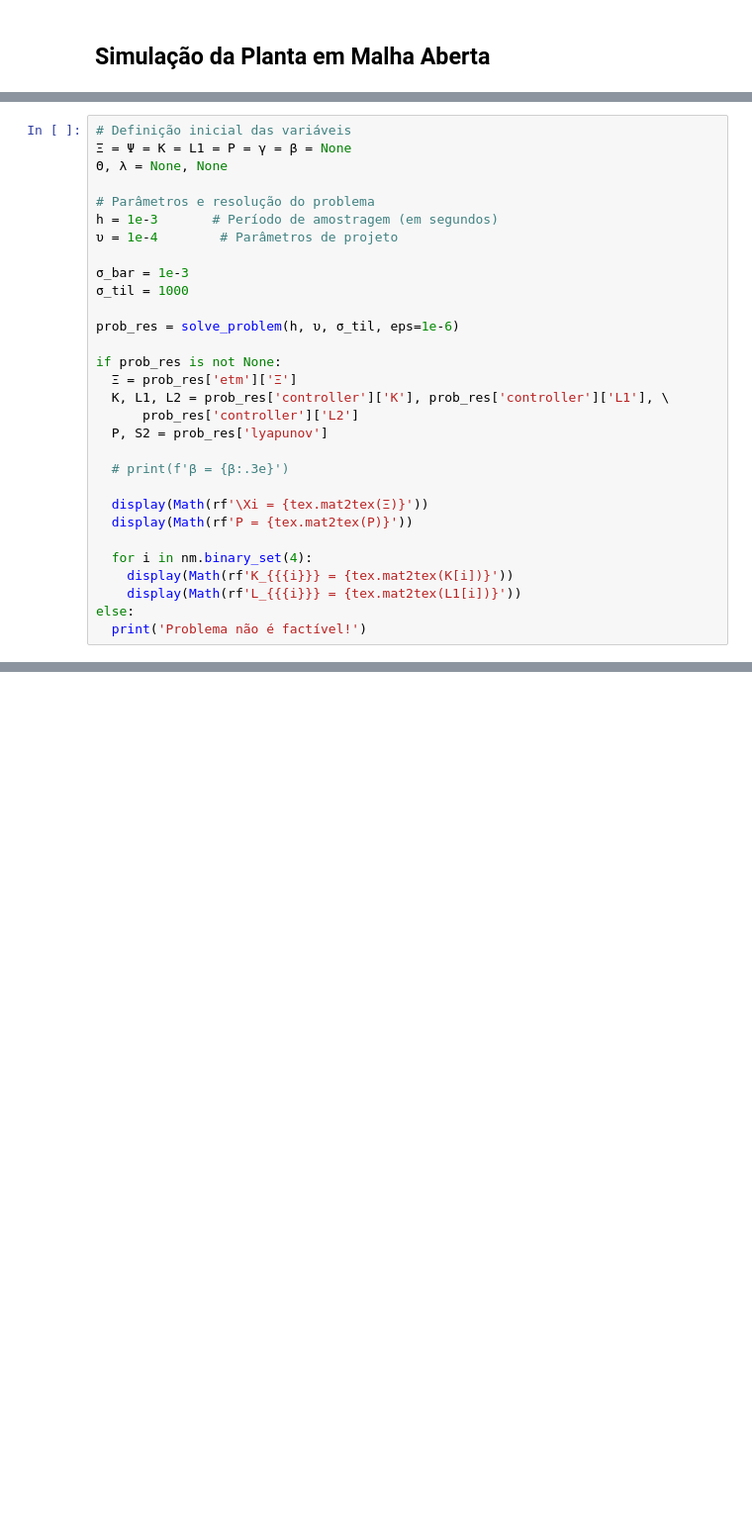
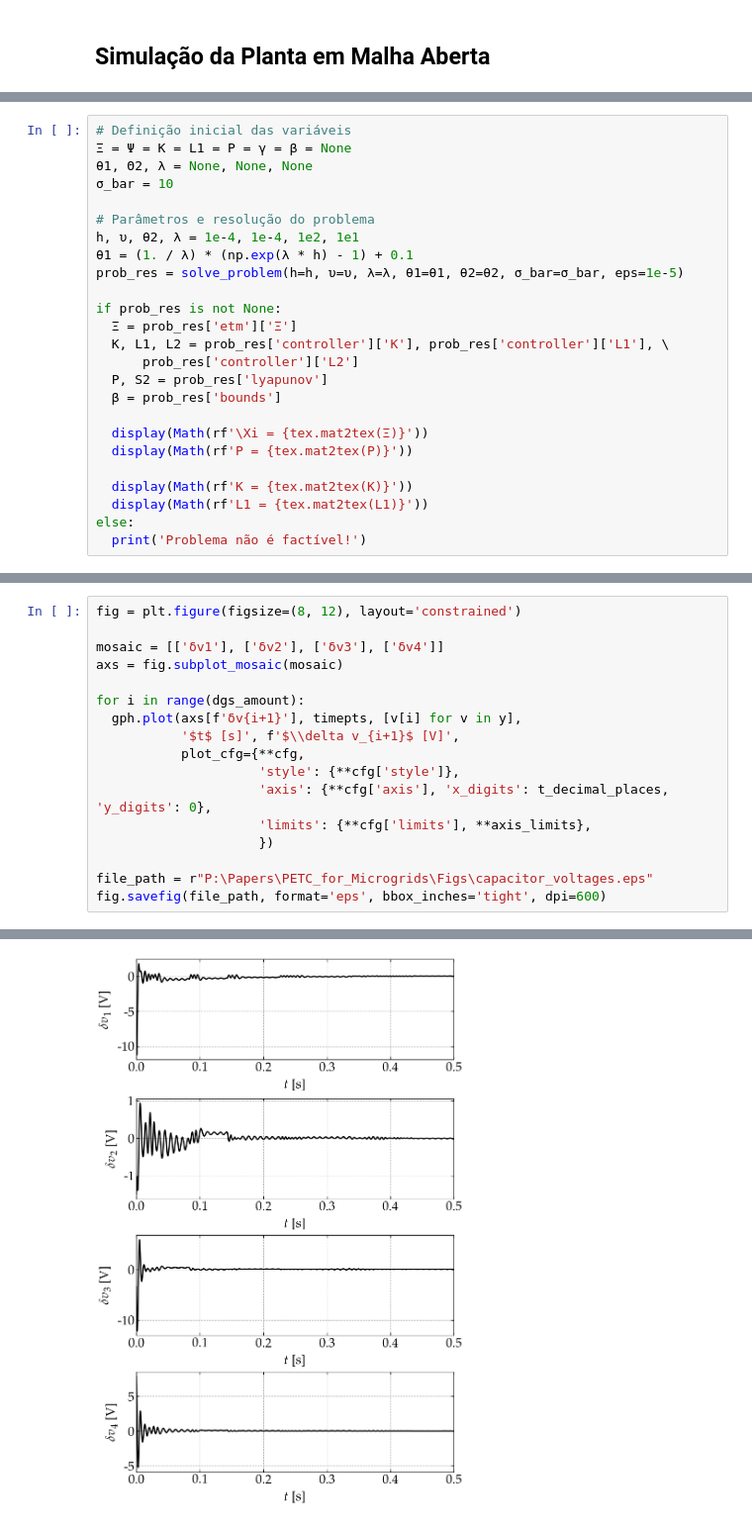
Before and after one commit to andel-vitorio/event-based-control, a Jupyter notebook: Notebooks/PETC for DC Converters/05 - DAETM, Saturated, Linear Control.ipynb, the cells around one changed output, grey strips where cells are left out. Shown at 99% size. Saved outputs shown, nothing was run; the diff lists cells and outputs as text; blank space fills up the shorter version.

```diff
--- a/Notebooks/PETC for DC Converters/05 - DAETM, Saturated, Linear Control.ipynb
+++ b/Notebooks/PETC for DC Converters/05 - DAETM, Saturated, Linear Control.ipynb
@@ -513,31 +571,26 @@ def solve_problem(
 # %%
 # Definição inicial das variáveis
 Ξ = Ψ = K = L1 = P = γ = β = None
-Θ, λ = None, None
+θ1, Θ2, λ = None, None, None
+σ_bar = 10
 
 # Parâmetros e resolução do problema
-h = 1e-3       # Período de amostragem (em segundos)
-υ = 1e-4        # Parâmetros de projeto
-
-σ_bar = 1e-3
-σ_til = 1000
-
-prob_res = solve_problem(h, υ, σ_til, eps=1e-6)
+h, υ, θ2, λ = 1e-4, 1e-4, 1e2, 1e1
+θ1 = (1. / λ) * (np.exp(λ * h) - 1) + 0.1
+prob_res = solve_problem(h=h, υ=υ, λ=λ, θ1=θ1, θ2=θ2, σ_bar=σ_bar, eps=1e-5)
 
 if prob_res is not None:
   Ξ = prob_res['etm']['Ξ']
   K, L1, L2 = prob_res['controller']['K'], prob_res['controller']['L1'], \
       prob_res['controller']['L2']
   P, S2 = prob_res['lyapunov']
-
-  # print(f'β = {β:.3e}')
+  β = prob_res['bounds']
 
   display(Math(rf'\Xi = {tex.mat2tex(Ξ)}'))
   display(Math(rf'P = {tex.mat2tex(P)}'))
 
-  for i in nm.binary_set(4):
-    display(Math(rf'K_{{{i}}} = {tex.mat2tex(K[i])}'))
-    display(Math(rf'L_{{{i}}} = {tex.mat2tex(L1[i])}'))
+  display(Math(rf'K = {tex.mat2tex(K)}'))
+  display(Math(rf'L1 = {tex.mat2tex(L1)}'))
 else:
   print('Problema não é factível!')
 # %% [output]
@@ -874,0 +949,18 @@ gph.plot(axs[mosaic[0][1]], timepts, [v[1] for v in uc],
+# %%
+fig = plt.figure(figsize=(8, 12), layout='constrained')
+
+mosaic = [['δv1'], ['δv2'], ['δv3'], ['δv4']]
+axs = fig.subplot_mosaic(mosaic)
+
+for i in range(dgs_amount):
+  gph.plot(axs[f'δv{i+1}'], timepts, [v[i] for v in y],
+           '$t$ [s]', f'$\\delta v_{i+1}$ [V]',
+           plot_cfg={**cfg,
+                     'style': {**cfg['style']},
+                     'axis': {**cfg['axis'], 'x_digits': t_decimal_places, 'y_digits': 0},
+                     'limits': {**cfg['limits'], **axis_limits},
+                     })
+
+file_path = r"P:\Papers\PETC_for_Microgrids\Figs\capacitor_voltages.eps"
+fig.savefig(file_path, format='eps', bbox_inches='tight', dpi=600)
+# %% [output]
@@ -874,0 +968 @@ gph.plot(axs[mosaic[0][1]], timepts, [v[1] for v in uc],
+[figure, added]
```
Also changed, not shown: parts of 25 cells of this notebook, 3 other files.
